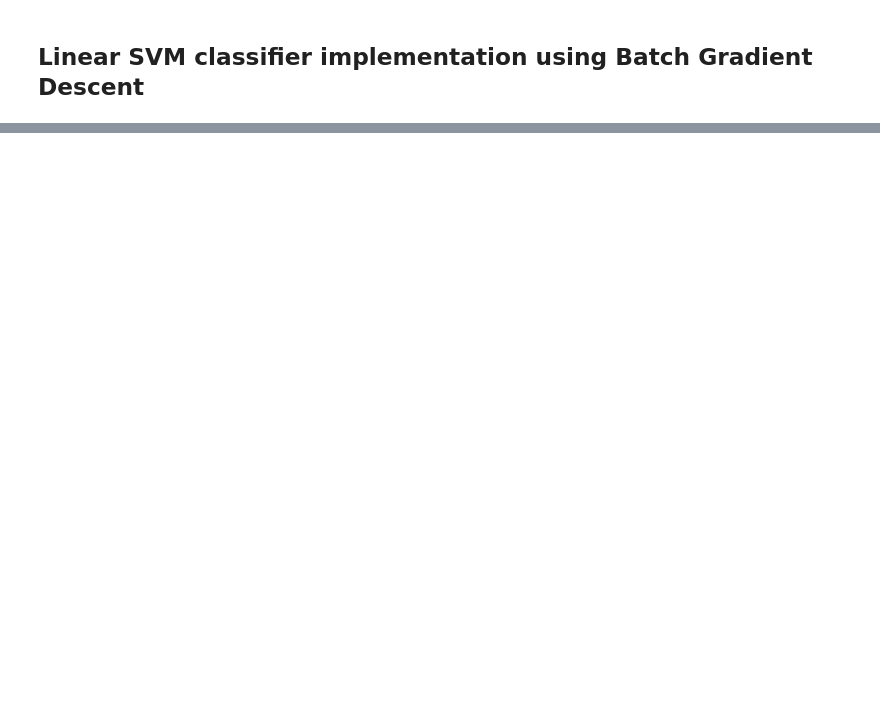
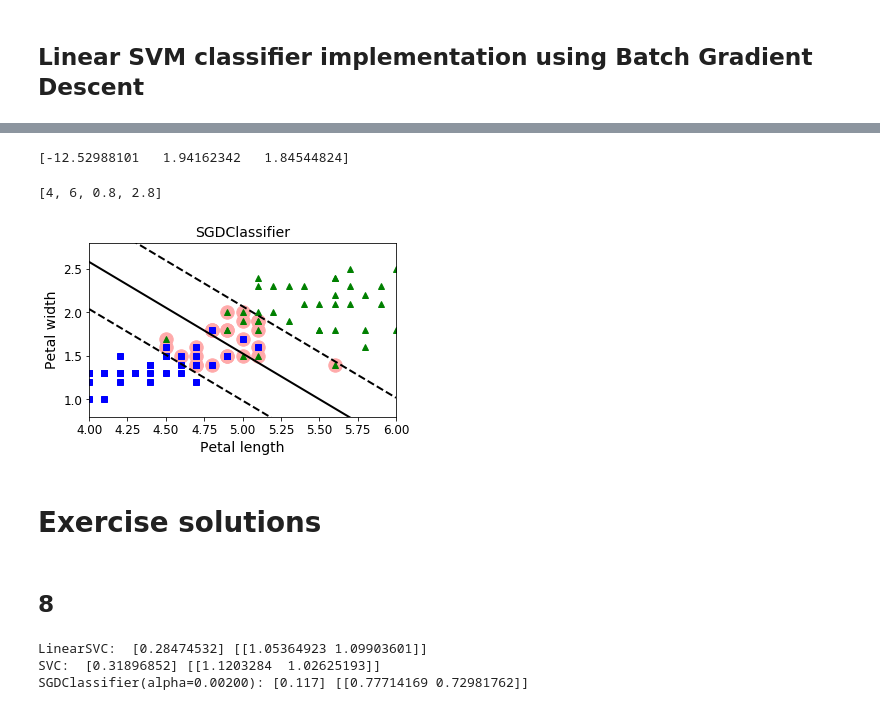
Before and after one commit to thap/skl-tf, a Jupyter notebook: 05.ipynb, the cells around one changed output, grey strips where cells are left out. Drawn from its saved outputs; the diff is of its cells as text; code cells hidden in the pictures; blank space fills up the shorter version.

```diff
--- a/05.ipynb
+++ b/05.ipynb
@@ -827,0 +929,27 @@ y = (iris['target'] == 2).astype(np.float64).reshape(-1, 1)
+# %%
+m = len(X)
+t = y * 2 - 1
+X_b = np.c_[np.ones((m, 1)), X]
+X_b_t = X_b * t
+sgd_theta = np.r_[sgd_clf.intercept_[0], sgd_clf.coef_[0]]
+print(sgd_theta)
+support_vectors_idx = (X_b_t.dot(sgd_theta) < 1).ravel()
+sgd_clf.support_vectors_ = X[support_vectors_idx]
+sgd_clf.C = C
+
+plt.figure(figsize=(5.5, 3.2))
+plt.plot(X[:, 0][yr==1], X[:, 1][yr==1], 'g^')
+plt.plot(X[:, 0][yr==0], X[:, 1][yr==0], 'bs')
+plot_svc_decision_boundary(sgd_clf, 4, 6)
+plt.xlabel('Petal length', fontsize=14)
+plt.ylabel('Petal width', fontsize=14)
+plt.title('SGDClassifier', fontsize=14)
+plt.axis([4, 6, 0.8, 2.8])
+# %% [output]
+[-12.52988101   1.94162342   1.84544824]
+[4, 6, 0.8, 2.8]
+[figure, added]
+# %% [markdown]
+# Exercise solutions
+# %% [markdown]
+## 8
@@ -827,0 +966,26 @@ y = (iris['target'] == 2).astype(np.float64).reshape(-1, 1)
+# %%
+from sklearn.svm import SVC, LinearSVC
+from sklearn.linear_model import SGDClassifier
+from sklearn.preprocessing import StandardScaler
+
+C = 5
+alpha = 1 / (C * len(X))
+
+lin_clf = LinearSVC(loss='hinge', C=C, random_state=42)
+svm_clf = SVC(kernel='linear', C=C)
+sgd_clf = SGDClassifier(loss='hinge', learning_rate='constant', eta0=0.001, alpha=alpha, max_iter=1000, tol=1e-3, random_state=42)
+
+scaler = StandardScaler()
+X_scaled = scaler.fit_transform(X)
+
+lin_clf.fit(X_scaled, y)
+svm_clf.fit(X_scaled, y)
+sgd_clf.fit(X_scaled, y)
+
+print('LinearSVC: ', lin_clf.intercept_, lin_clf.coef_)
+print('SVC: ', svm_clf.intercept_, svm_clf.coef_)
+print('SGDClassifier(alpha={:.5f}):'.format(sgd_clf.alpha), sgd_clf.intercept_, sgd_clf.coef_)
+# %% [output]
+LinearSVC:  [0.28474532] [[1.05364923 1.09903601]]
+SVC:  [0.31896852] [[1.1203284  1.02625193]]
+SGDClassifier(alpha=0.00200): [0.117] [[0.77714169 0.72981762]]
```
Also changed, not shown: parts of 44 cells of this notebook, 1 other file.
